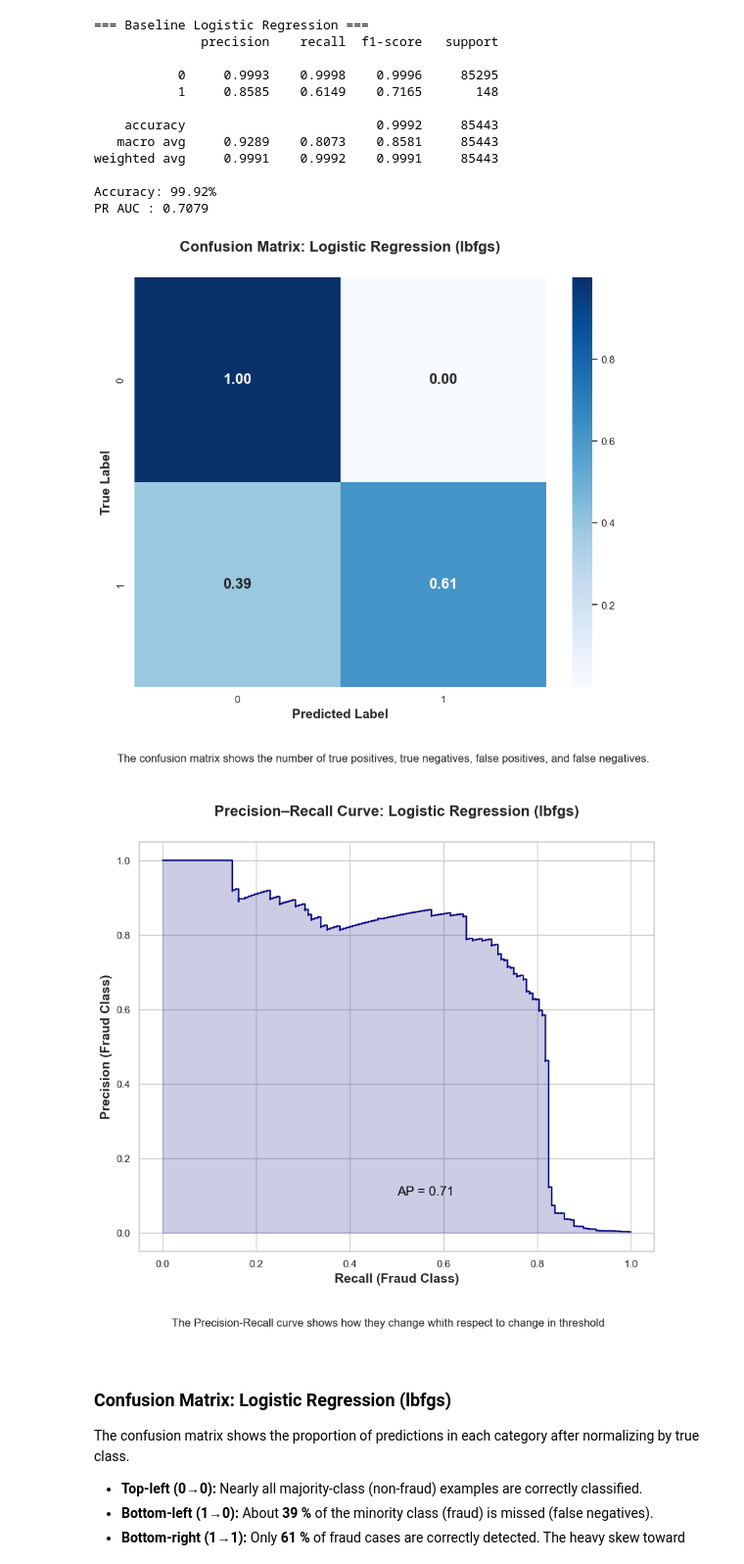
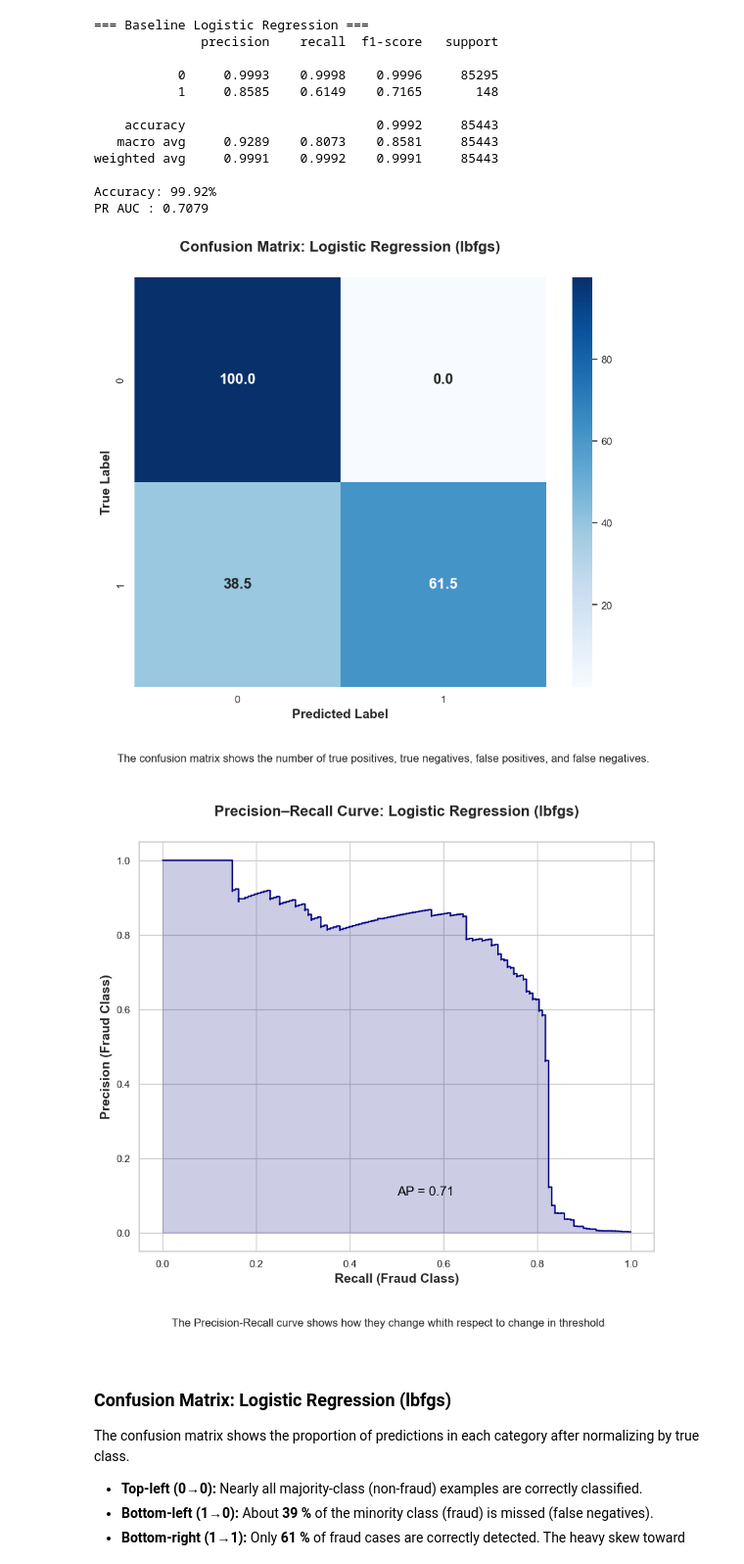
Before and after one commit to ItsKowshik/DA5401_Assignment_4, a Jupyter notebook: A4_ID25M803.ipynb, the cells around one changed output. Shown at 98% size. Drawn from its saved outputs; the diff is of its cells as text; code cells hidden in the pictures.

Commit message:
Improved graph

```diff
--- a/A4_ID25M803.ipynb
+++ b/A4_ID25M803.ipynb
@@ -247,37 +247,37 @@ PR AUC : 0.7079
 
 fig, ax = plt.subplots(figsize=(10, 8))
 cm = confusion_matrix(y_test, baseline_model.predict(X_test))
-cm_norm = confusion_matrix(y_test, baseline_model.predict(X_test), normalize='true')
-sns.heatmap(cm_norm, annot=True, fmt=".2f", cmap="Blues", cbar=True,
+cm_norm = confusion_matrix(y_test, baseline_model.predict(X_test), normalize='true') * 100
+sns.heatmap(cm_norm, annot=True, fmt=".1f", cmap="Blues", cbar=True,
             annot_kws={"size": 16, "weight": "bold"}, ax=ax)
 #plt.figure(figsize=(10,8))
 ax.set_title("Confusion Matrix: Logistic Regression (lbfgs)", fontsize=16, fontweight="bold", y=1.05)
 ax.set_xlabel("Predicted Label", fontsize=14, fontweight="bold")
 ax.set_ylabel("True Label", fontsize=14, fontweight="bold")
 fig.text(
     0.5, -0.05,
     "The confusion matrix shows the number of true positives, true negatives, false positives, and false negatives.\n",
     wrap=True, ha="center", fontsize=12);
 
 plt.show();
 # Plot the precision-recall curve to show how they change as the threshold changes
 fig, ax = plt.subplots(figsize=(10, 8))
 precision, recall, thresholds = precision_recall_curve(y_test, baseline_model.predict_proba(X_test)[:,1])
 plt.step(recall, precision, where='post', color='navy')
 plt.fill_between(recall, precision, step='post', alpha=0.2, color='navy')
 plt.text(0.5, 0.1, "AP = {:.2f}".format(average_precision_score(y_test, baseline_model.predict_proba(X_test)[:,1])),
          fontsize=14, color="black")
 #ax.figure(figsize=(10,8))
 ax.set_title("Precision–Recall Curve: Logistic Regression (lbfgs)", fontsize=16, fontweight="bold", y=1.05)
 ax.set_xlabel("Recall (Fraud Class)", fontsize=14, fontweight="bold")
 ax.set_ylabel("Precision (Fraud Class)", fontsize=14, fontweight="bold")
 fig.text(
     0.5, -0.05,
     "The Precision-Recall curve shows how they change whith respect to change in threshold\n",
     wrap=True, ha="center", fontsize=12)
 plt.show();
 # %% [output]
-[figure, old version]
+[figure, new version]
 [figure]
 # %% [markdown]
 ### **Confusion Matrix: Logistic Regression (lbfgs)**
```
Also changed, not shown: parts of 6 cells of this notebook.
